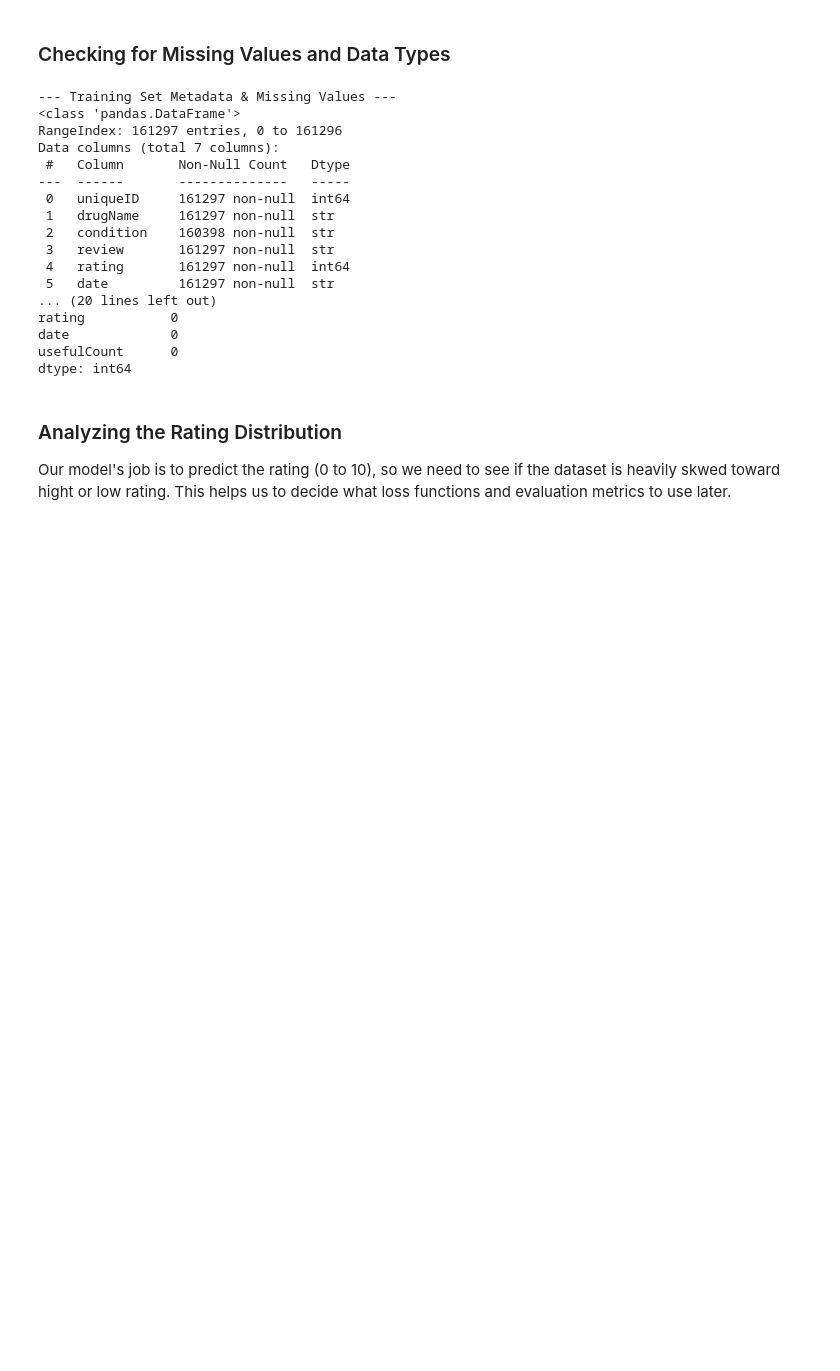
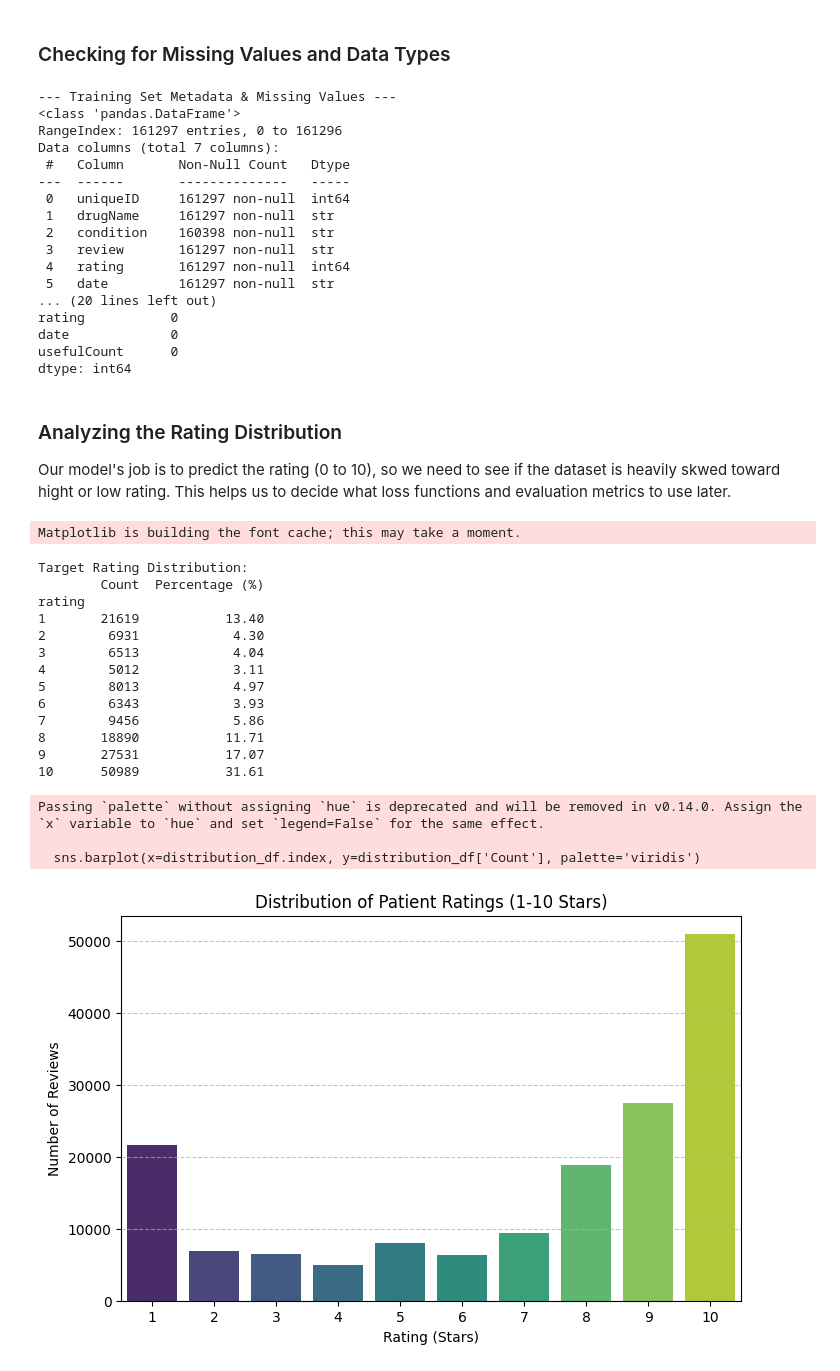
Before and after one commit to Hana-esf/drug-review-rating-prediction, a Jupyter notebook: notebooks/01_EDA.ipynb, the cells around one changed output. Saved outputs shown, nothing was run; the diff lists cells and outputs as text; code cells hidden in the pictures; blank space fills up the shorter version.

```diff
--- a/notebooks/01_EDA.ipynb
+++ b/notebooks/01_EDA.ipynb
@@ -72,3 +72,45 @@ dtype: int64
 ### Analyzing the Rating Distribution
 
 Our model's job is to predict the rating (0 to 10), so we need to see if the dataset is heavily skwed toward hight or low rating. This helps us to decide what loss functions and evaluation metrics to use later.
+# %%
+import matplotlib.pyplot as plt
+import seaborn as sns
+
+# Calculate absolute counts and percentages for each star rating
+rating_counts = df_train['rating'].value_counts().sort_index()
+rating_pct = df_train['rating'].value_counts(normalize=True).sort_index() * 100
+
+distribution_df = pd.DataFrame({
+    'Count': rating_counts,
+    'Percentage (%)': rating_pct.round(2)
+})
+print("Target Rating Distribution:")
+print(distribution_df)
+
+# Visualize the distribution
+plt.figure(figsize=(8, 5))
+sns.barplot(x=distribution_df.index, y=distribution_df['Count'], palette='viridis')
+plt.title('Distribution of Patient Ratings (1-10 Stars)')
+plt.xlabel('Rating (Stars)')
+plt.ylabel('Number of Reviews')
+plt.grid(axis='y', linestyle='--', alpha=0.7)
+plt.show()
+# %% [output]
+Matplotlib is building the font cache; this may take a moment.
+Target Rating Distribution:
+        Count  Percentage (%)
+rating
+1       21619           13.40
+2        6931            4.30
+3        6513            4.04
+4        5012            3.11
+5        8013            4.97
+6        6343            3.93
+7        9456            5.86
+8       18890           11.71
+9       27531           17.07
+10      50989           31.61
+Passing `palette` without assigning `hue` is deprecated and will be removed in v0.14.0. Assign the `x` variable to `hue` and set `legend=False` for the same effect.
+
+  sns.barplot(x=distribution_df.index, y=distribution_df['Count'], palette='viridis')
+[figure, added]
```
Also changed, not shown: parts of 1 cell of this notebook.
